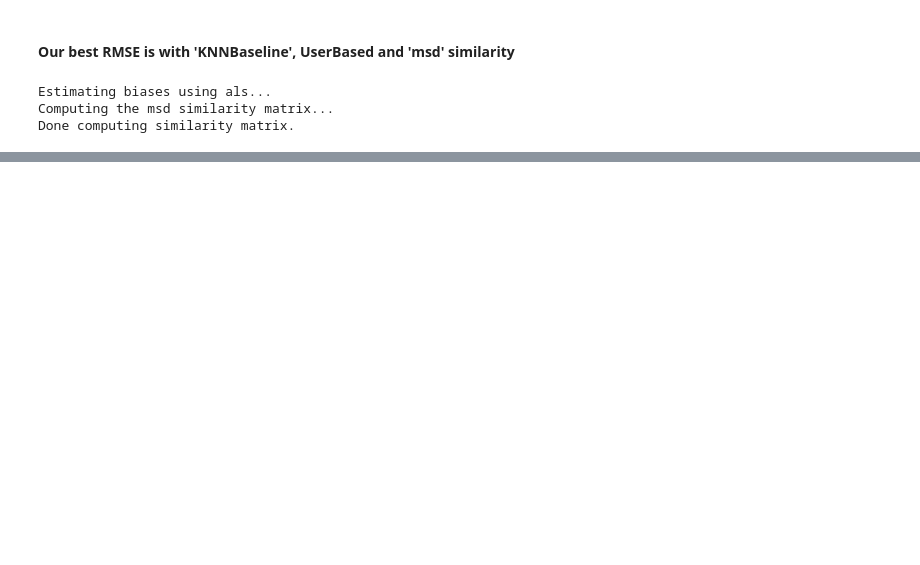
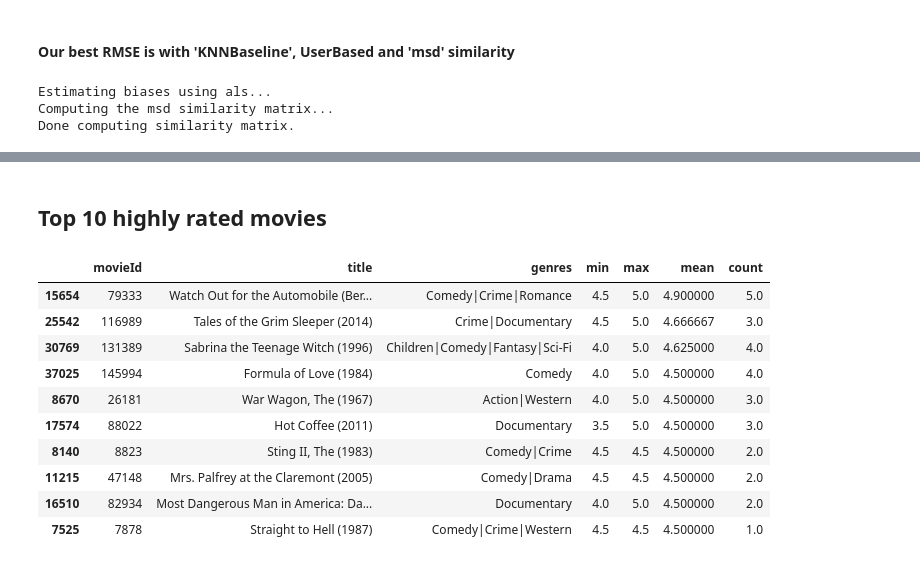
Before and after one commit to vaguiar/CodingSamples, a Jupyter notebook: hw2/hw2_collab_filtering_exp.ipynb, the cells around one changed output, grey strips where cells are left out. Saved outputs shown, nothing was run; the diff lists cells and outputs as text; code cells hidden in the pictures; blank space fills up the shorter version.

```diff
--- a/hw2/hw2_collab_filtering_exp.ipynb
+++ b/hw2/hw2_collab_filtering_exp.ipynb
@@ -355,0 +371,16 @@ Movie seen in training: False
+# %%
+display(Markdown("## Top 10 highly rated movies"))
+top_10_highly_rated.head(10)
+# %% [output]
+## Top 10 highly rated movies
+|  | movieId | title | genres | min | max | mean | count |
+| 15654 | 79333 | Watch Out for the Automobile (Ber... | Comedy|Crime|Romance | 4.5 | 5.0 | 4.900000 | 5.0 |
+| 25542 | 116989 | Tales of the Grim Sleeper (2014) | Crime|Documentary | 4.5 | 5.0 | 4.666667 | 3.0 |
+| 30769 | 131389 | Sabrina the Teenage Witch (1996) | Children|Comedy|Fantasy|Sci-Fi | 4.0 | 5.0 | 4.625000 | 4.0 |
+| 37025 | 145994 | Formula of Love (1984) | Comedy | 4.0 | 5.0 | 4.500000 | 4.0 |
+| 8670 | 26181 | War Wagon, The (1967) | Action|Western | 4.0 | 5.0 | 4.500000 | 3.0 |
+| 17574 | 88022 | Hot Coffee (2011) | Documentary | 3.5 | 5.0 | 4.500000 | 3.0 |
+| 8140 | 8823 | Sting II, The (1983) | Comedy|Crime | 4.5 | 4.5 | 4.500000 | 2.0 |
+| 11215 | 47148 | Mrs. Palfrey at the Claremont (2005) | Comedy|Drama | 4.5 | 4.5 | 4.500000 | 2.0 |
+| 16510 | 82934 | Most Dangerous Man in America: Da... | Documentary | 4.0 | 5.0 | 4.500000 | 2.0 |
+| 7525 | 7878 | Straight to Hell (1987) | Comedy|Crime|Western | 4.5 | 4.5 | 4.500000 | 1.0 |
```
Also changed, not shown: parts of 25 cells of this notebook.
